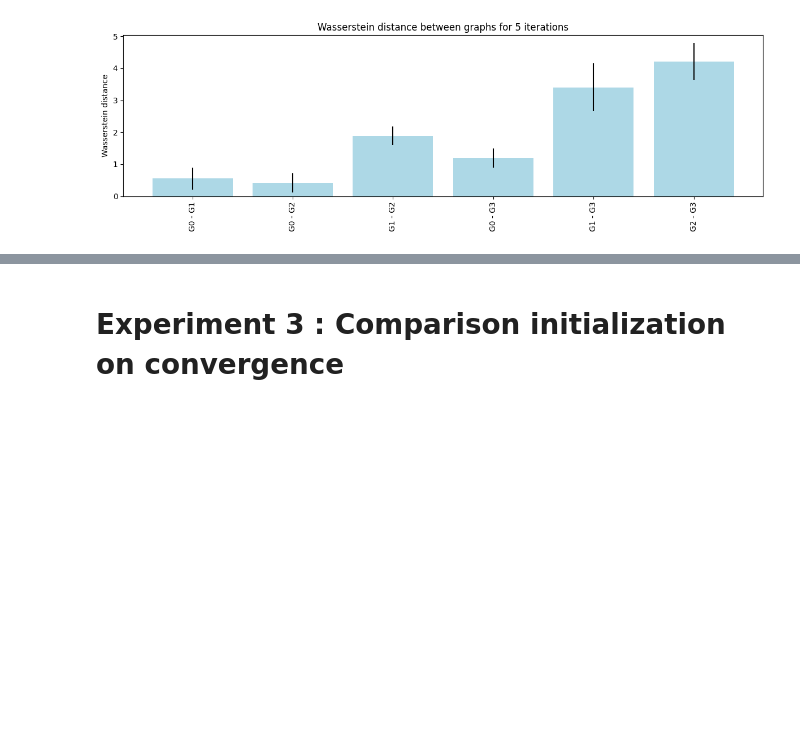
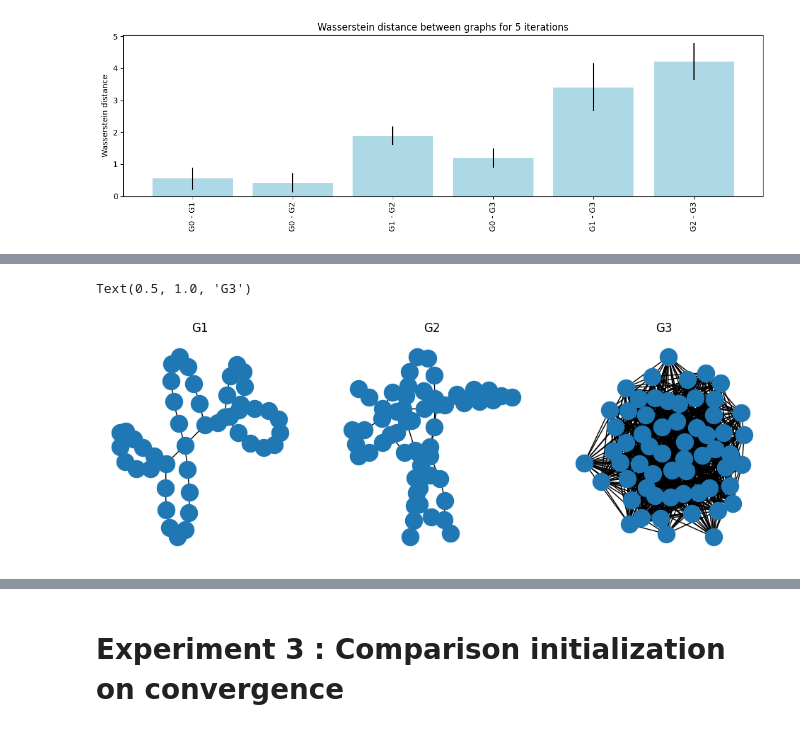
Before and after one commit to b-ptiste/Wasserstein-Graph-Alignment, a Jupyter notebook: graph.ipynb, the cells around one changed output, grey strips where cells are left out. Saved outputs shown, nothing was run; the diff lists cells and outputs as text; code cells hidden in the pictures; blank space fills up the shorter version.

```diff
--- a/graph.ipynb
+++ b/graph.ipynb
@@ -495,0 +579,24 @@ plt.savefig("./images/Wassertein_G3.png")
+# %%
+# create a graph
+G1 = create_graph_type_cycle(5, 10)
+
+# create 2 graphes by adding 3 edges to G
+G2 = add_random_edges(add_random_nodes(G1, 10), 5)
+
+# create a random graph with 60 nodes
+G3 = create_random_connected_graph(60)
+
+list_graphs = [G1, G2, G3]
+# %%
+# plot tree graph in subplots
+fig, ax = plt.subplots(1, 3, figsize=(12, 4))
+nx.draw(G1, ax=ax[0])
+nx.draw(G2, ax=ax[1])
+nx.draw(G3, ax=ax[2])
+# add title to figure
+ax[0].set_title("G1")
+ax[1].set_title("G2")
+ax[2].set_title("G3")
+# %% [output]
+Text(0.5, 1.0, 'G3')
+[figure, added]
```
Also changed, not shown: parts of 15 cells of this notebook.
